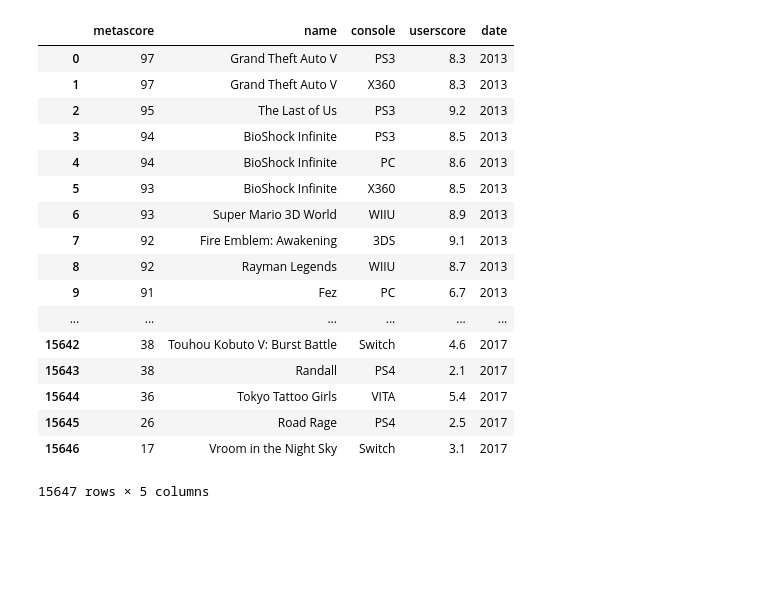
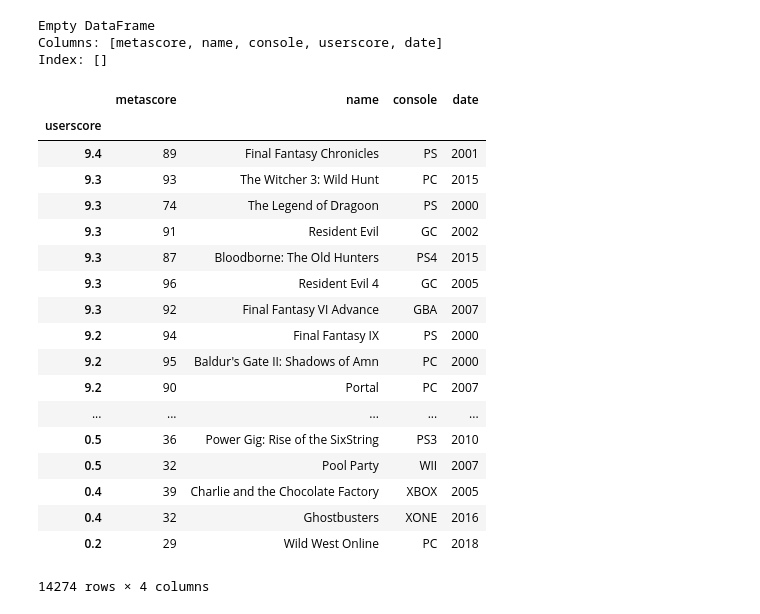
Before and after one commit to mell0611/data_science_project, a Jupyter notebook: dataset/csv_check.ipynb, the cells around one changed output. Cells and saved outputs as stored; diff of their text form; code cells hidden in the pictures; blank space fills up the shorter version.

Commit message:
removed rows without userscore

```diff
--- a/dataset/csv_check.ipynb
+++ b/dataset/csv_check.ipynb
@@ -3,25 +3,32 @@ import pandas as pd
 # %%
 data1 = pd.read_csv("data1.csv")
 data1['date'] = data1['date'].apply(lambda x: x.split(',')[1])
-data1.set_index("userscore")
+data1.sort_values("userscore", axis = 0, ascending = False, inplace = True)
+print(data1.loc[data1['metascore']=="tbd"])
+data1 = data1[data1.userscore != "tbd"]
+data1.set_index(["userscore"], inplace = True)
 data1
 # %% [output]
+Empty DataFrame
+Columns: [metascore, name, console, userscore, date]
+Index: []
-|  | metascore | name | console | userscore | date |
-| 0 | 97 | Grand Theft Auto V | PS3 | 8.3 | 2013 |
-| 1 | 97 | Grand Theft Auto V | X360 | 8.3 | 2013 |
-| 2 | 95 | The Last of Us | PS3 | 9.2 | 2013 |
-| 3 | 94 | BioShock Infinite | PS3 | 8.5 | 2013 |
-| 4 | 94 | BioShock Infinite | PC | 8.6 | 2013 |
-| 5 | 93 | BioShock Infinite | X360 | 8.5 | 2013 |
-| 6 | 93 | Super Mario 3D World | WIIU | 8.9 | 2013 |
-| 7 | 92 | Fire Emblem: Awakening | 3DS | 9.1 | 2013 |
-| 8 | 92 | Rayman Legends | WIIU | 8.7 | 2013 |
-| 9 | 91 | Fez | PC | 6.7 | 2013 |
-| ... | ... | ... | ... | ... | ... |
-| 15642 | 38 | Touhou Kobuto V: Burst Battle | Switch | 4.6 | 2017 |
-| 15643 | 38 | Randall | PS4 | 2.1 | 2017 |
-| 15644 | 36 | Tokyo Tattoo Girls | VITA | 5.4 | 2017 |
-| 15645 | 26 | Road Rage | PS4 | 2.5 | 2017 |
-| 15646 | 17 | Vroom in the Night Sky | Switch | 3.1 | 2017 |
+|  | metascore | name | console | date |
+| userscore |  |  |  |  |
+| 9.4 | 89 | Final Fantasy Chronicles | PS | 2001 |
+| 9.3 | 93 | The Witcher 3: Wild Hunt | PC | 2015 |
+| 9.3 | 74 | The Legend of Dragoon | PS | 2000 |
+| 9.3 | 91 | Resident Evil | GC | 2002 |
+| 9.3 | 87 | Bloodborne: The Old Hunters | PS4 | 2015 |
+| 9.3 | 96 | Resident Evil 4 | GC | 2005 |
+| 9.3 | 92 | Final Fantasy VI Advance | GBA | 2007 |
+| 9.2 | 94 | Final Fantasy IX | PS | 2000 |
+| 9.2 | 95 | Baldur's Gate II: Shadows of Amn | PC | 2000 |
+| 9.2 | 90 | Portal | PC | 2007 |
+| ... | ... | ... | ... | ... |
+| 0.5 | 36 | Power Gig: Rise of the SixString | PS3 | 2010 |
+| 0.5 | 32 | Pool Party | WII | 2007 |
+| 0.4 | 39 | Charlie and the Chocolate Factory | XBOX | 2005 |
+| 0.4 | 32 | Ghostbusters | XONE | 2016 |
+| 0.2 | 29 | Wild West Online | PC | 2018 |
-15647 rows × 5 columns
+14274 rows × 4 columns
 # %%
```
Also changed, not shown: parts of 1 cell of this notebook, 1 other file.
